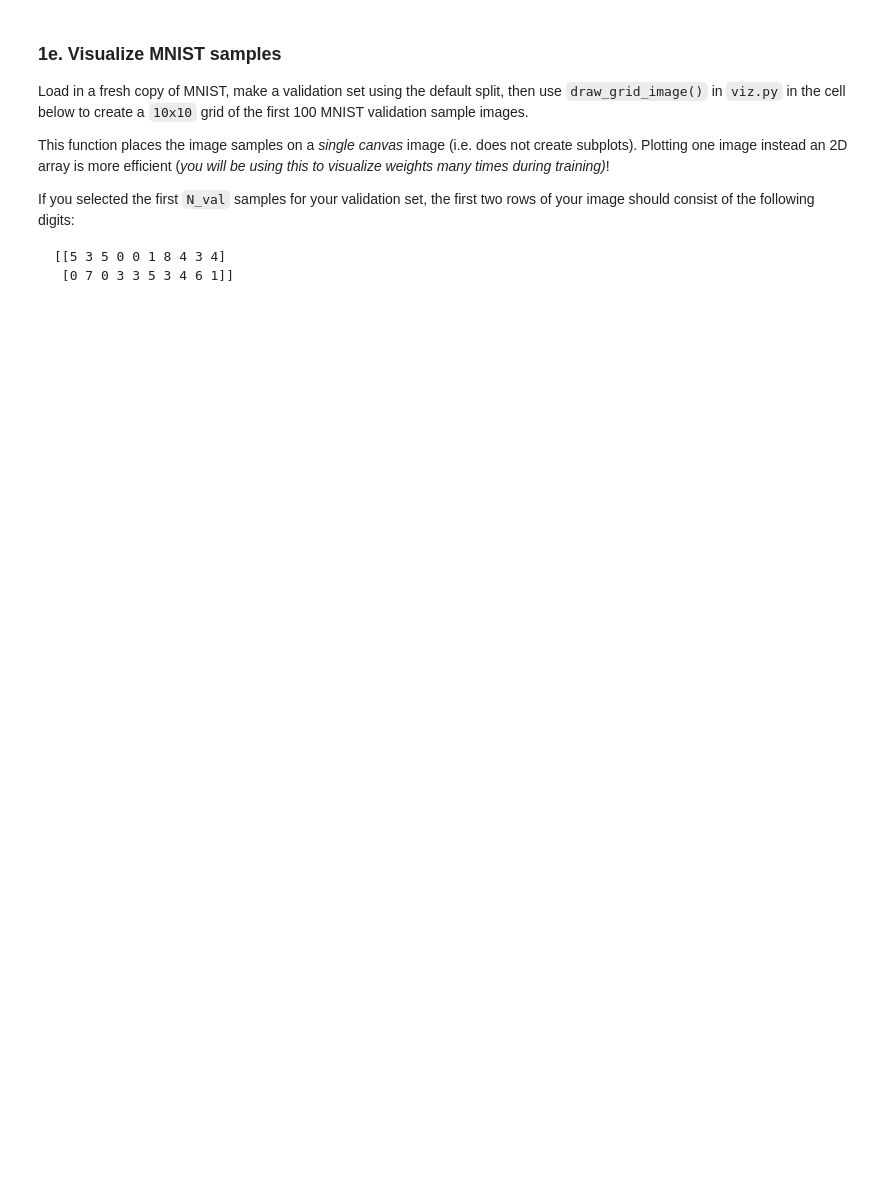
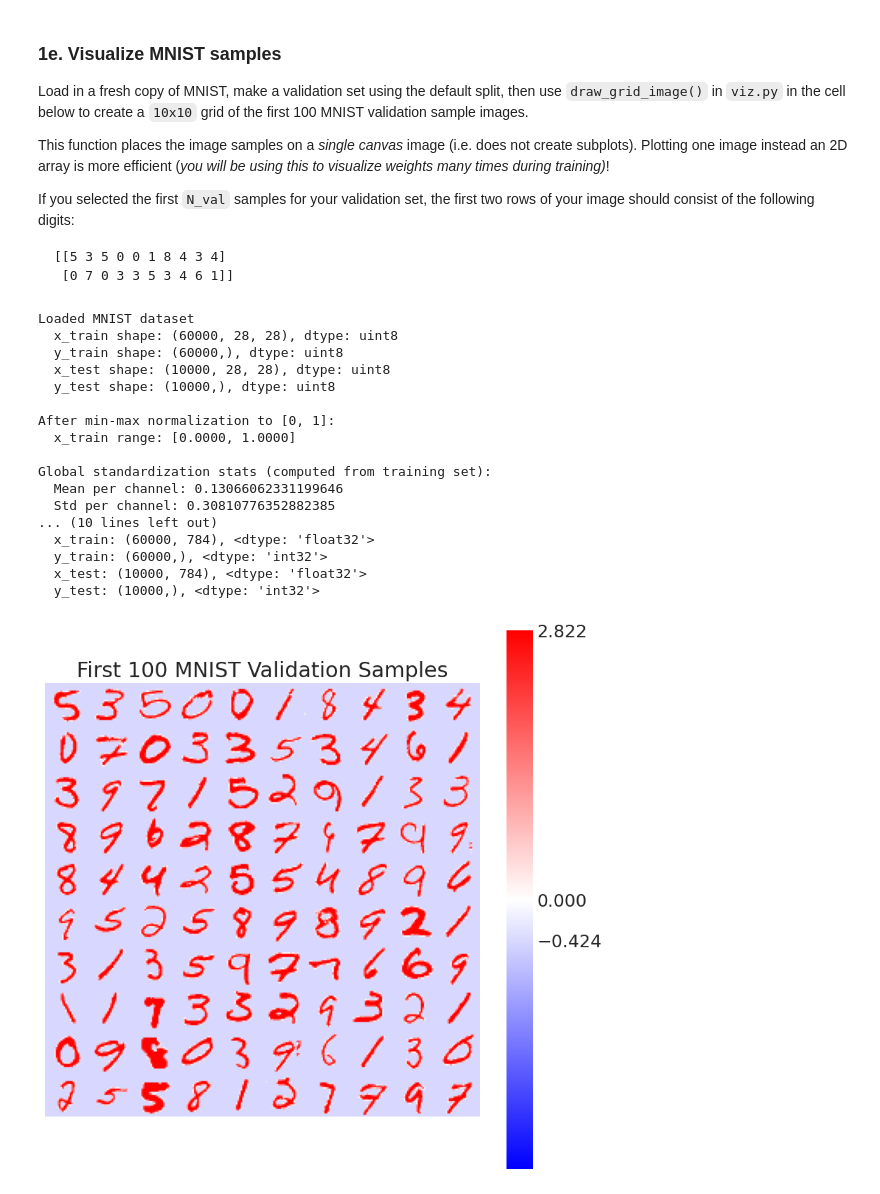
Before and after one commit to sarudoru/Bio-Inspired-ML, a Jupyter notebook: Project1/images_datasets.ipynb, the cells around one changed output. Saved outputs shown, nothing was run; the diff lists cells and outputs as text; code cells hidden in the pictures; blank space fills up the shorter version.

````diff
--- a/Project1/images_datasets.ipynb
+++ b/Project1/images_datasets.ipynb
@@ -192,3 +329,36 @@ If you selected the first `N_val` samples for your validation set, the first two
 ```
 # %%
 from viz import draw_grid_image
+# %%
+# Load fresh copy of MNIST
+# Using default parameters (global normalization, flattened=True)
+x_train_mnist, y_train_mnist, x_test_mnist, y_test_mnist = get_dataset('mnist', verbose=True)
+
+# Create validation set using default split
+x_train_mnist, y_train_mnist, x_val_mnist, y_val_mnist = train_val_split(x_train_mnist, y_train_mnist)
+
+# Visualize the first 100 MNIST validation samples
+# MNIST images are 28x28x1
+plt.figure(figsize=(10, 10))
+draw_grid_image(x_val_mnist[:100], n_cols=10, n_rows=10,
+                title='First 100 MNIST Validation Samples')
+plt.show()
+# %% [output]
+Loaded MNIST dataset
+  x_train shape: (60000, 28, 28), dtype: uint8
+  y_train shape: (60000,), dtype: uint8
+  x_test shape: (10000, 28, 28), dtype: uint8
+  y_test shape: (10000,), dtype: uint8
+
+After min-max normalization to [0, 1]:
+  x_train range: [0.0000, 1.0000]
+
+Global standardization stats (computed from training set):
+  Mean per channel: 0.13066062331199646
+  Std per channel: 0.30810776352882385
+... (10 lines left out)
+  x_train: (60000, 784), <dtype: 'float32'>
+  y_train: (60000,), <dtype: 'int32'>
+  x_test: (10000, 784), <dtype: 'float32'>
+  y_test: (10000,), <dtype: 'int32'>
+[figure, added]
````
Also changed, not shown: parts of 9 cells of this notebook, 1 other file.
